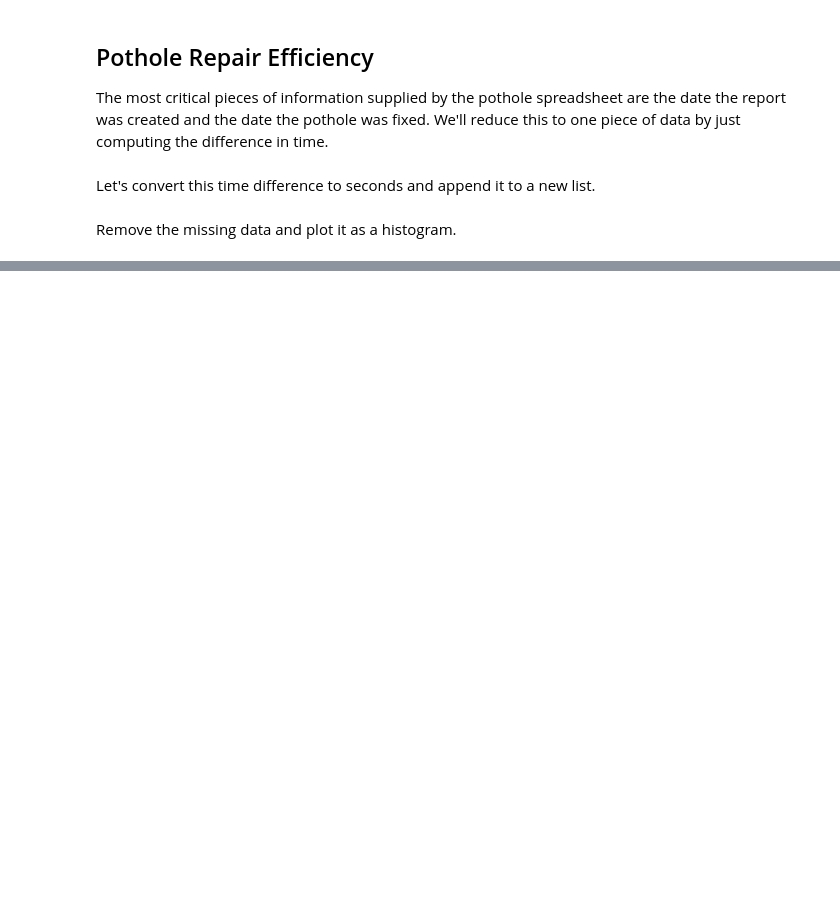
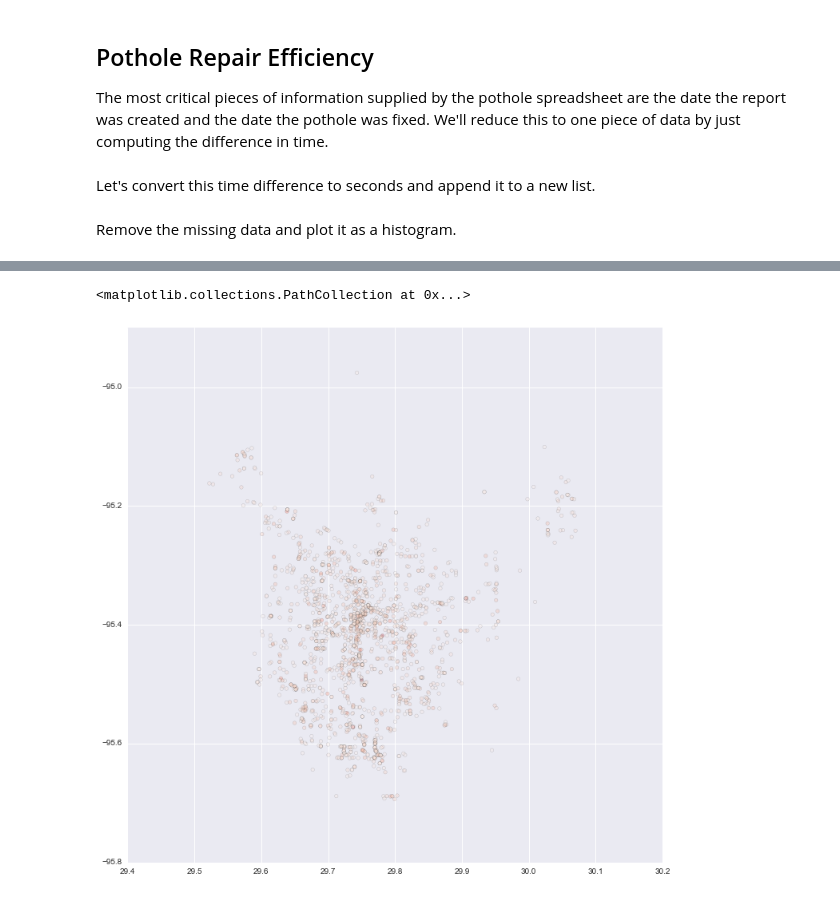
Before and after one commit to wtbarnes/moleskine, a Jupyter notebook: houston_potholes.ipynb, the cells around one changed output, grey strips where cells are left out. Cells and saved outputs as stored; diff of their text form; code cells hidden in the pictures; blank space fills up the shorter version.

```diff
--- a/houston_potholes.ipynb
+++ b/houston_potholes.ipynb
@@ -151,0 +184,6 @@ plt.yscale('log')
+# %%
+plt.figure(figsize=(12,12))
+plt.scatter(sheet_311.LAT,sheet_311.LONG,c=tdiff_seconds,cmap=cm.Reds,alpha=0.25)
+# %% [output]
+<matplotlib.collections.PathCollection at 0x...>
+[figure, added]
```
Also changed, not shown: parts of 8 cells of this notebook.
